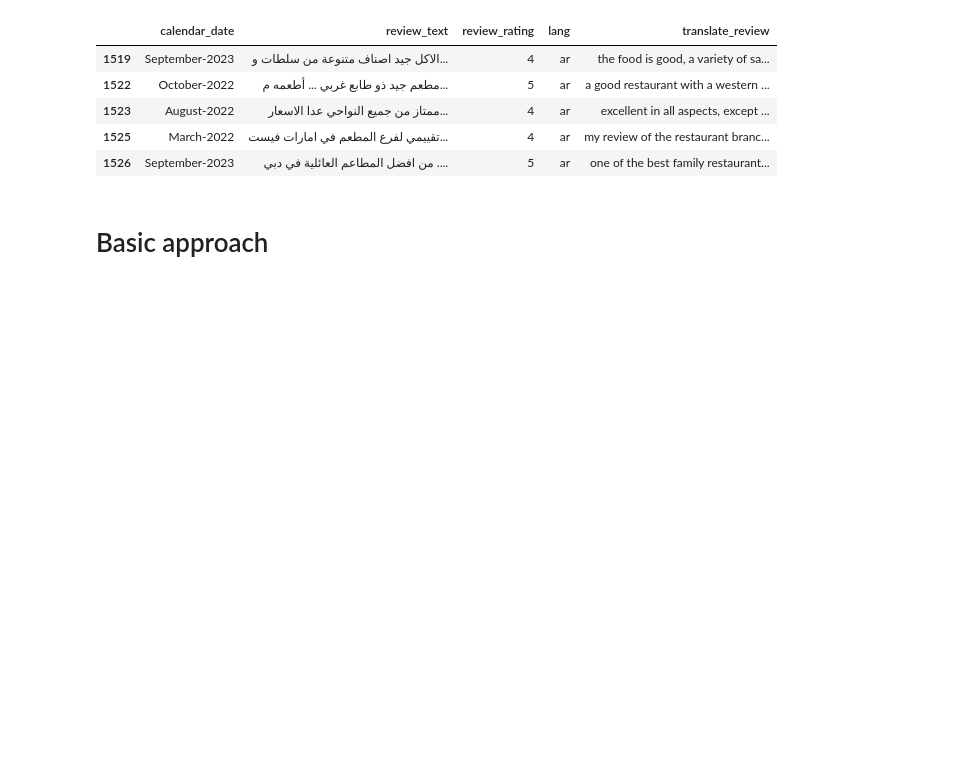
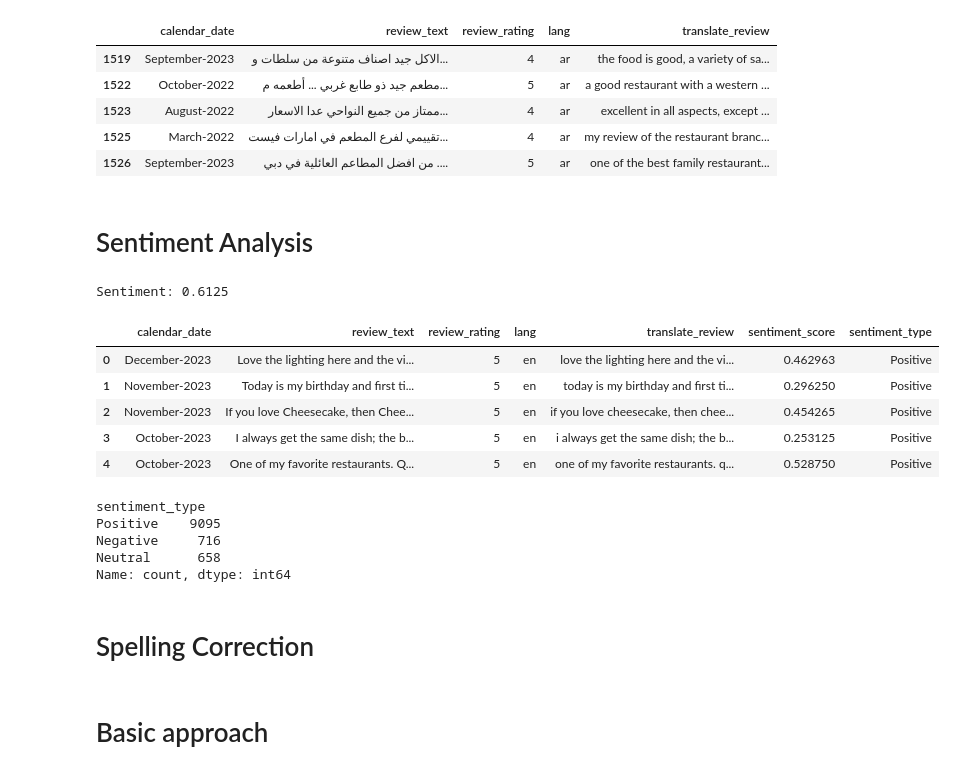
Before and after one commit to gouthaman87/restaurentpy, a Jupyter notebook: main.ipynb, the cells around one changed output. Cells and saved outputs as stored; diff of their text form; code cells hidden in the pictures; blank space fills up the shorter version.

```diff
--- a/main.ipynb
+++ b/main.ipynb
@@ -16,3 +16,46 @@ df_review[df_review['lang']=='ar'].head()
 | 1523 | August-2022 | ممتاز من جميع النواحي عدا الاسعار... | 4 | ar | excellent in all aspects, except ... |
 | 1525 | March-2022 | تقييمي لفرع المطعم في امارات فيست... | 4 | ar | my review of the restaurant branc... |
 | 1526 | September-2023 | من افضل المطاعم العائلية في دبي .... | 5 | ar | one of the best family restaurant... |
+# %% [markdown]
+# Sentiment Analysis
+# %%
+from textblob import TextBlob
+
+def analyze_sentiment(text):
+    analysis = TextBlob(text)
+    return analysis.sentiment.polarity
+
+def categories_sentiment(sentiment_score):
+    # Check polarity for sentiment (-1 to 1, negative to positive)
+    if sentiment_score > 0:
+        return "Positive"
+    elif sentiment_score == 0:
+        return "Neutral"
+    else:
+        return "Negative"
+
+# Example usage:
+text = "I love this product! It's amazing."
+print("Sentiment:", analyze_sentiment(text))
+# %% [output]
+Sentiment: 0.6125
+# %%
+df_review['sentiment_score'] = df_review['translate_review'].apply(analyze_sentiment)
+df_review['sentiment_type'] = df_review['sentiment_score'].apply(categories_sentiment)
+
+df_review.head()
+# %% [output]
+|  | calendar_date | review_text | review_rating | lang | translate_review | sentiment_score | sentiment_type |
+| 0 | December-2023 | Love the lighting here and the vi... | 5 | en | love the lighting here and the vi... | 0.462963 | Positive |
+| 1 | November-2023 | Today is my birthday and first ti... | 5 | en | today is my birthday and first ti... | 0.296250 | Positive |
+| 2 | November-2023 | If you love Cheesecake, then Chee... | 5 | en | if you love cheesecake, then chee... | 0.454265 | Positive |
+| 3 | October-2023 | I always get the same dish; the b... | 5 | en | i always get the same dish; the b... | 0.253125 | Positive |
+| 4 | October-2023 | One of my favorite restaurants. Q... | 5 | en | one of my favorite restaurants. q... | 0.528750 | Positive |
+# %%
+df_review['sentiment_type'].value_counts()
+# %% [output]
+sentiment_type
+Positive    9095
+Negative     716
+Neutral      658
+Name: count, dtype: int64
@@ -18,0 +82,2 @@ df_review[df_review['lang']=='ar'].head()
+# %% [markdown]
+# Spelling Correction
```
Also changed, not shown: parts of 16 cells of this notebook, 4 other files.
